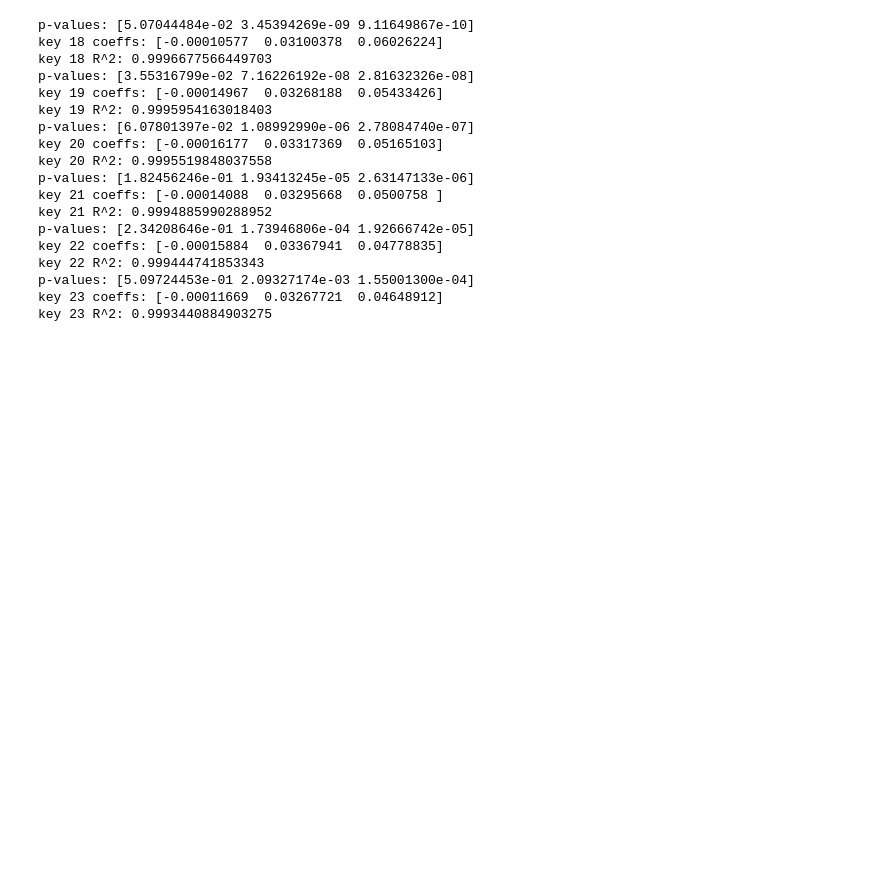
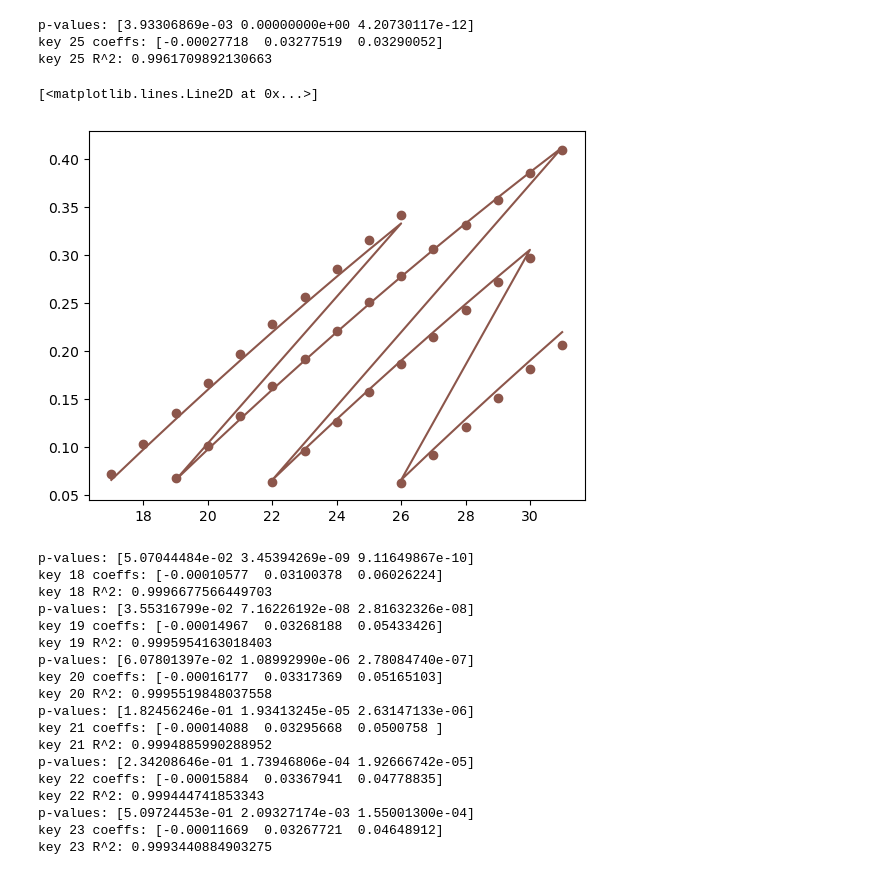
Before and after one commit to GZHoffie/skiver-test, a Jupyter notebook: experiments/parameter_dependence/plot_results.ipynb, the cells around one changed output. Saved outputs shown, nothing was run; the diff lists cells and outputs as text; code cells hidden in the pictures; blank space fills up the shorter version.

```diff
--- a/experiments/parameter_dependence/plot_results.ipynb
+++ b/experiments/parameter_dependence/plot_results.ipynb
@@ -224,6 +224,74 @@ results_dict = {
 0.18071998860985466,
 0.20598357890001126]
 }
+# %%
+# Plot the change of results against dict keys + index in list
+import matplotlib.pyplot as plt
+import numpy as np
+from scipy import stats
+
+
+# Gather data
+k_values = []
+v_values = []
+p_values = []
+
+for key, values in results_dict.items():
+    value_take = 1
+
+    for i, v in enumerate(values):
+        if i < value_take:
+            continue
+
+        k_values.append(key)
+        v_values.append(i)
+        p_values.append(v)
+
+# Perform linear regression
+y = np.array(p_values)
+k = np.array(k_values)
+v = np.array(v_values)
+
+A = np.vstack([k*v, v * v, v, np.ones(len(k))]).T
+#A = np.vstack([k*v, v * v, v]).T
+A = np.vstack([k*v, v, np.ones(len(k))]).T
+A = np.vstack([v*v, v, np.ones(len(k))]).T
+
+
+coeffs, residuals, rank, _s = np.linalg.lstsq(A, y, rcond=None)
+
+n, p = A.shape
+if residuals.size > 0:
+    rss = residuals[0]
+else:
+    rss = np.sum((y - A.dot(coeffs))**2)
+
+df = n - p
+sigma2 = rss / df
+cov = sigma2 * np.linalg.inv(A.T @ A)
+se = np.sqrt(np.diag(cov))
+t_stats = coeffs / se
+
+p_values = 2 * (1 - stats.t.cdf(np.abs(t_stats), df=df))
+
+#print('coeffs:', coeffs)
+#print('se:', se)
+#print('t:', t_stats)
+print('p-values:', p_values)
+print(f'key {key} coeffs: {coeffs}')
+y_fit = A @ coeffs
+ss_res = np.sum((y - y_fit) ** 2)
+ss_tot = np.sum((y - np.mean(y)) ** 2)
+r_squared = 1 - (ss_res / ss_tot)
+print(f'key {key} R^2: {r_squared}')
+plt.plot(k+v, y, 'o', label=f'key {key} data', color=f'C{key}')
+plt.plot(k+v, y_fit, '-', label=f'key {key} fit', color=f'C{key}')
+# %% [output]
+p-values: [3.93306869e-03 0.00000000e+00 4.20730117e-12]
+key 25 coeffs: [-0.00027718  0.03277519  0.03290052]
+key 25 R^2: 0.9961709892130663
+[<matplotlib.lines.Line2D at 0x...>]
+[figure, added]
 # %%
 # Plot the change of results against dict keys + index in list
 import matplotlib.pyplot as plt
```
